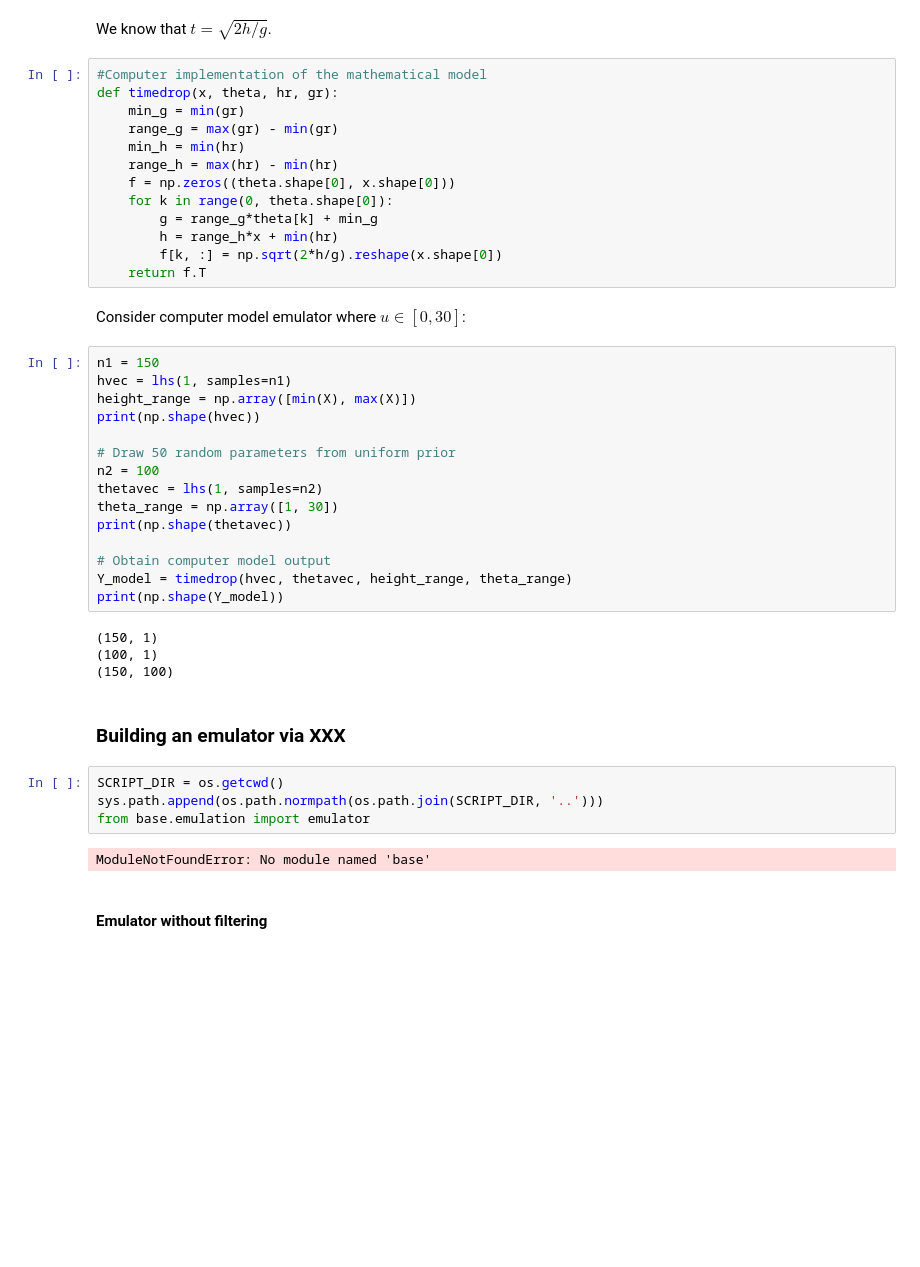
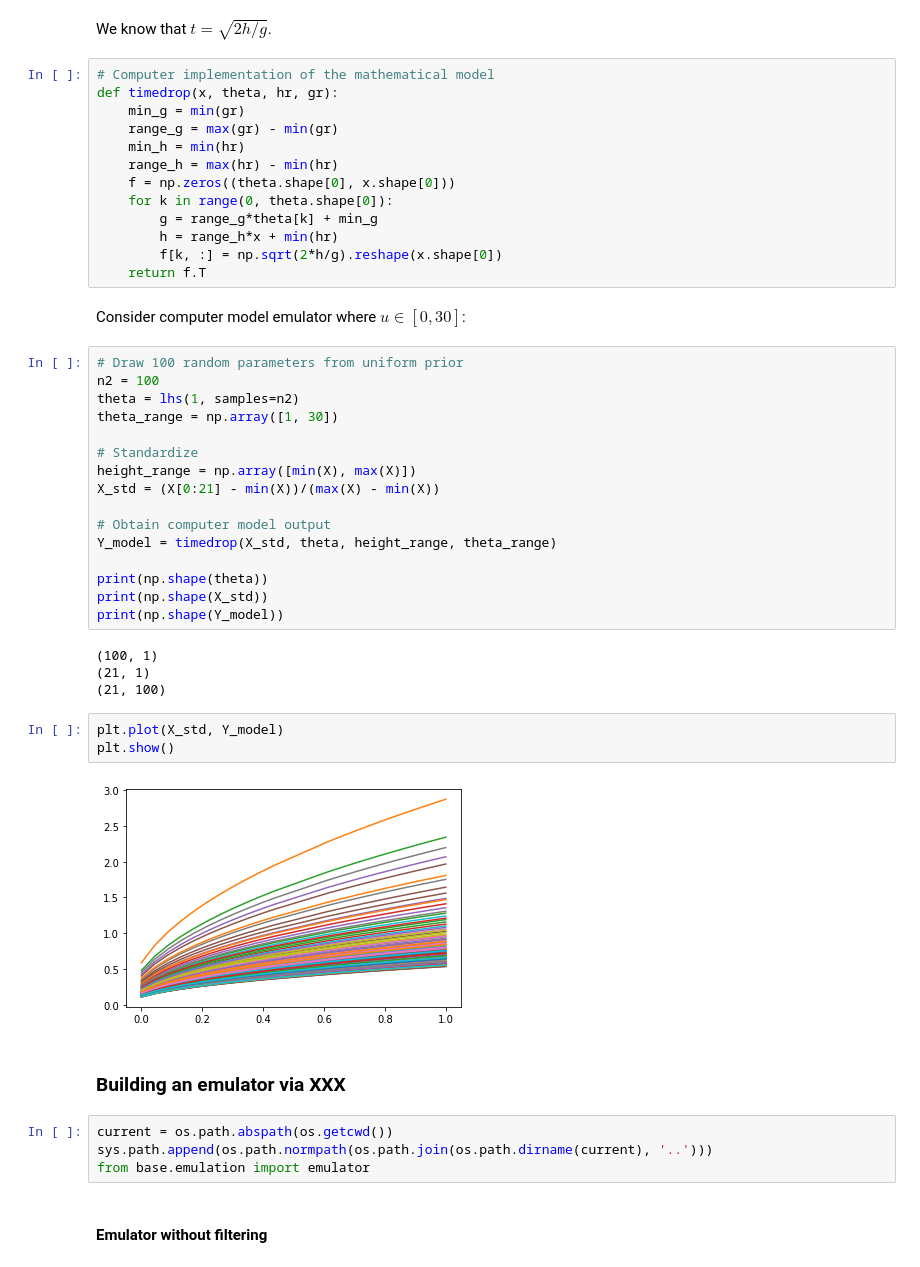
Before and after one commit to catatonicpig/ModCal, a Jupyter notebook: examples/Example2/Example_Acceleration.ipynb, the cells around one changed output. Drawn from its saved outputs; the diff is of its cells as text; blank space fills up the shorter version.

```diff
--- a/examples/Example2/Example_Acceleration.ipynb
+++ b/examples/Example2/Example_Acceleration.ipynb
@@ -35,7 +35,7 @@ plt.show()
 # %% [markdown]
 We know that $t = \sqrt{2h/g}$.
 # %%
-#Computer implementation of the mathematical model
+# Computer implementation of the mathematical model
 def timedrop(x, theta, hr, gr):
     min_g = min(gr)
     range_g = max(gr) - min(gr)
@@ -50,32 +50,36 @@ def timedrop(x, theta, hr, gr):
 # %% [markdown]
 Consider computer model emulator where $u \in [0, 30]$:
 # %%
-n1 = 150
-hvec = lhs(1, samples=n1)
+# Draw 100 random parameters from uniform prior
+n2 = 100
+theta = lhs(1, samples=n2)
+theta_range = np.array([1, 30])
+
+# Standardize
 height_range = np.array([min(X), max(X)])
-print(np.shape(hvec))
-
-# Draw 50 random parameters from uniform prior
-n2 = 100
-thetavec = lhs(1, samples=n2)
-theta_range = np.array([1, 30])
-print(np.shape(thetavec))
+X_std = (X[0:21] - min(X))/(max(X) - min(X))
 
 # Obtain computer model output
-Y_model = timedrop(hvec, thetavec, height_range, theta_range)
+Y_model = timedrop(X_std, theta, height_range, theta_range)
+
+print(np.shape(theta))
+print(np.shape(X_std))
 print(np.shape(Y_model))
 # %% [output]
-(150, 1)
 (100, 1)
-(150, 100)
+(21, 1)
+(21, 100)
+# %%
+plt.plot(X_std, Y_model)
+plt.show()
+# %% [output]
+[figure, added]
 # %% [markdown]
 ### Building an emulator via XXX
 # %%
-SCRIPT_DIR = os.getcwd()
-sys.path.append(os.path.normpath(os.path.join(SCRIPT_DIR, '..')))
+current = os.path.abspath(os.getcwd())
+sys.path.append(os.path.normpath(os.path.join(os.path.dirname(current), '..')))
 from base.emulation import emulator
-# %% [output]
-ModuleNotFoundError: No module named 'base'
 # %% [markdown]
 #### Emulator without filtering
 # %%
```
Also changed, not shown: parts of 8 cells of this notebook, 9 other files.
